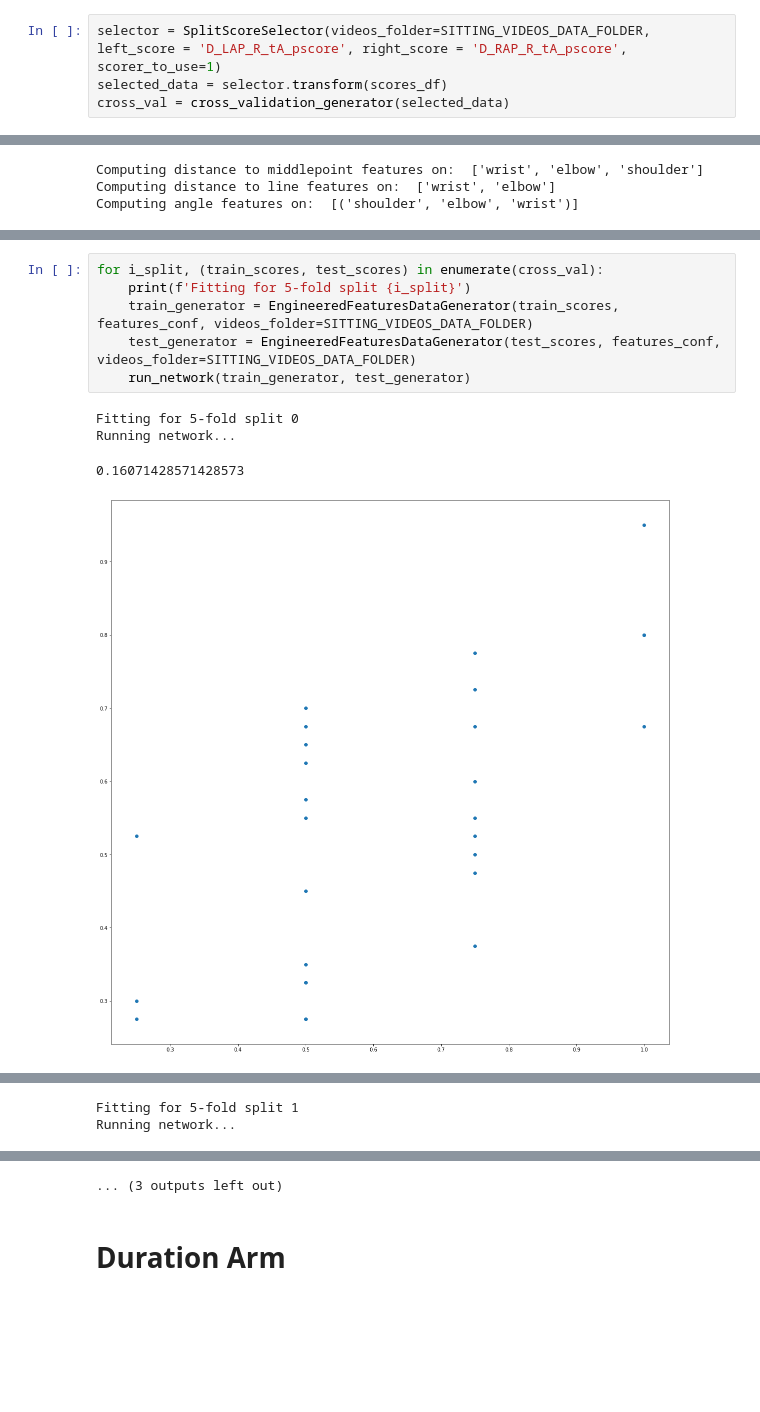
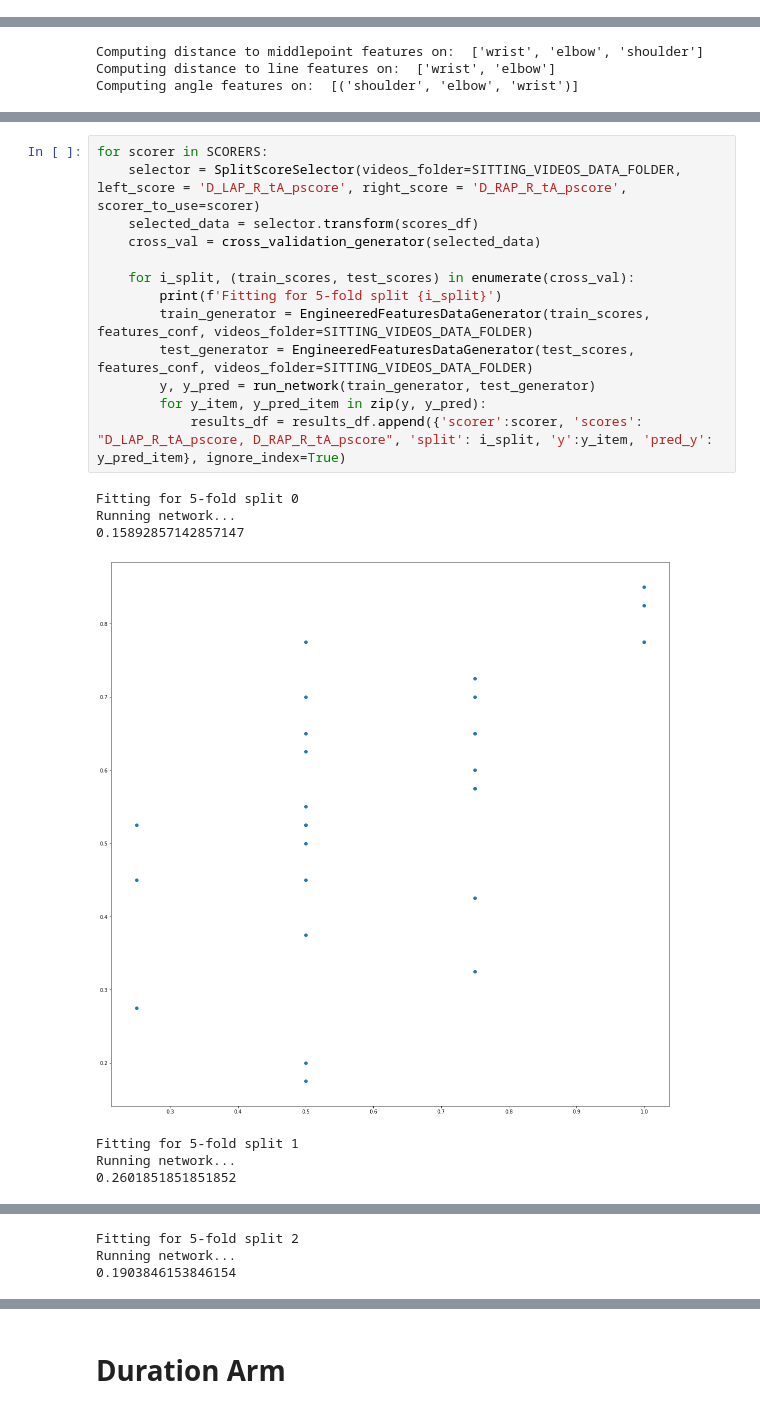
Before and after one commit to RehabAUmc/modys-video, a Jupyter notebook: notebooks/experiment-2-different-random-forrest-models.ipynb, the cells around one changed output, grey strips where cells are left out. Cells and saved outputs as stored; diff of their text form; blank space fills up the shorter version.

```diff
--- a/notebooks/experiment-2-different-random-forrest-models.ipynb
+++ b/notebooks/experiment-2-different-random-forrest-models.ipynb
@@ -144,4 +141,0 @@ Running network...
-# %%
-selector = SplitScoreSelector(videos_folder=SITTING_VIDEOS_DATA_FOLDER, left_score = 'D_LAP_R_tA_pscore', right_score = 'D_RAP_R_tA_pscore', scorer_to_use=1)
-selected_data = selector.transform(scores_df)
-cross_val = cross_validation_generator(selected_data)
@@ -160,11 +152,21 @@ Computing angle features on:  [('shoulder', 'elbow', 'wrist')]
 # %%
-for i_split, (train_scores, test_scores) in enumerate(cross_val):
-    print(f'Fitting for 5-fold split {i_split}')
-    train_generator = EngineeredFeaturesDataGenerator(train_scores, features_conf, videos_folder=SITTING_VIDEOS_DATA_FOLDER)
-    test_generator = EngineeredFeaturesDataGenerator(test_scores, features_conf, videos_folder=SITTING_VIDEOS_DATA_FOLDER)
-    run_network(train_generator, test_generator)
+for scorer in SCORERS:
+    selector = SplitScoreSelector(videos_folder=SITTING_VIDEOS_DATA_FOLDER, left_score = 'D_LAP_R_tA_pscore', right_score = 'D_RAP_R_tA_pscore', scorer_to_use=scorer)
+    selected_data = selector.transform(scores_df)
+    cross_val = cross_validation_generator(selected_data)
+
+    for i_split, (train_scores, test_scores) in enumerate(cross_val):
+        print(f'Fitting for 5-fold split {i_split}')
+        train_generator = EngineeredFeaturesDataGenerator(train_scores, features_conf, videos_folder=SITTING_VIDEOS_DATA_FOLDER)
+        test_generator = EngineeredFeaturesDataGenerator(test_scores, features_conf, videos_folder=SITTING_VIDEOS_DATA_FOLDER)
+        y, y_pred = run_network(train_generator, test_generator)
+        for y_item, y_pred_item in zip(y, y_pred):
+            results_df = results_df.append({'scorer':scorer, 'scores': "D_LAP_R_tA_pscore, D_RAP_R_tA_pscore", 'split': i_split, 'y':y_item, 'pred_y': y_pred_item}, ignore_index=True)
 # %% [output]
 Fitting for 5-fold split 0
 Running network...
+0.15892857142857147
+[figure, new version]
-0.16071428571428573
+Fitting for 5-fold split 1
+Running network...
+0.2601851851851852
-[figure, old version]
@@ -171,2 +174,3 @@ Running network...
-Fitting for 5-fold split 1
+Fitting for 5-fold split 2
 Running network...
+0.1903846153846154
@@ -183,3 +190,2 @@ Running network...
-... (3 outputs left out)
 # %% [markdown]
 # Duration Arm
```
Also changed, not shown: parts of 39 cells of this notebook.
